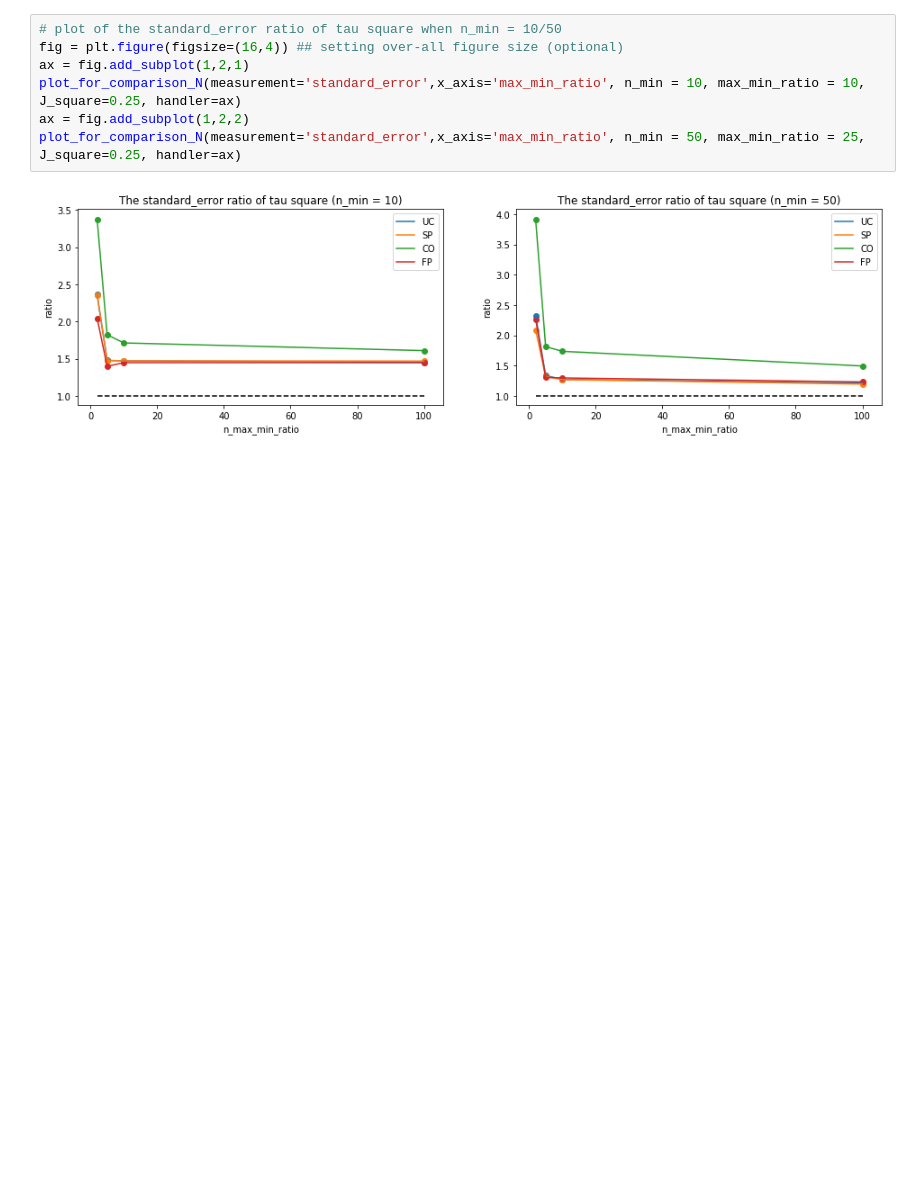
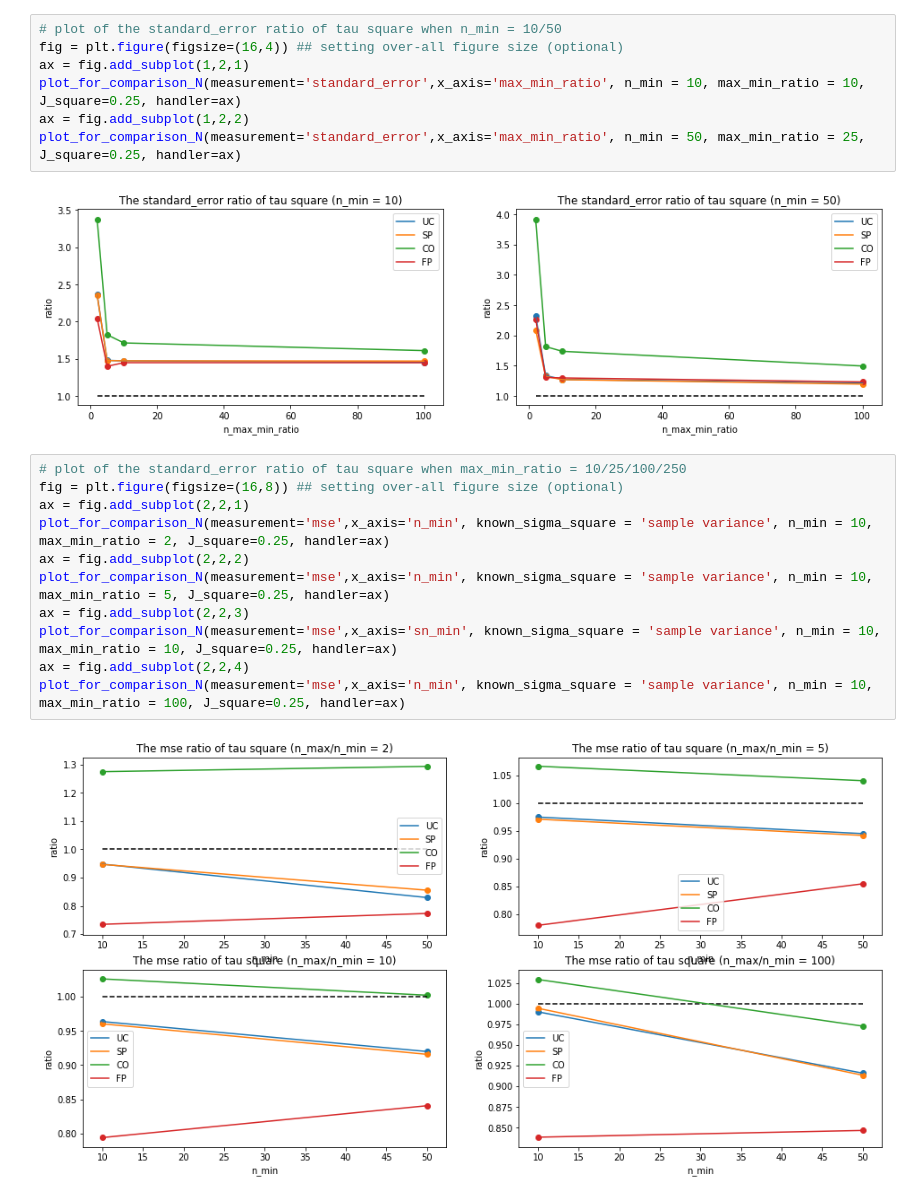
Before and after one commit to yifan0330/project-Meta-Analysis, a Jupyter notebook: standard error ratio with known or unknown sigma.ipynb, the cells around one changed output. Cells and saved outputs as stored; diff of their text form; blank space fills up the shorter version.

Commit message:
Update standard error ratio with known or unknown sigma.ipynb
fixed the problem of mse ratio

```diff
--- a/standard error ratio with known or unknown sigma.ipynb
+++ b/standard error ratio with known or unknown sigma.ipynb
@@ -1158,3 +1158,16 @@ ax = fig.add_subplot(1,2,2)
 plot_for_comparison_N(measurement='standard_error',x_axis='max_min_ratio', n_min = 50, max_min_ratio = 25, J_square=0.25, handler=ax)
 # %% [output]
 [figure]
+# %%
+# plot of the standard_error ratio of tau square when max_min_ratio = 10/25/100/250
+fig = plt.figure(figsize=(16,8)) ## setting over-all figure size (optional)
+ax = fig.add_subplot(2,2,1)
+plot_for_comparison_N(measurement='mse',x_axis='n_min', known_sigma_square = 'sample variance', n_min = 10, max_min_ratio = 2, J_square=0.25, handler=ax)
+ax = fig.add_subplot(2,2,2)
+plot_for_comparison_N(measurement='mse',x_axis='n_min', known_sigma_square = 'sample variance', n_min = 10, max_min_ratio = 5, J_square=0.25, handler=ax)
+ax = fig.add_subplot(2,2,3)
+plot_for_comparison_N(measurement='mse',x_axis='sn_min', known_sigma_square = 'sample variance', n_min = 10, max_min_ratio = 10, J_square=0.25, handler=ax)
+ax = fig.add_subplot(2,2,4)
+plot_for_comparison_N(measurement='mse',x_axis='n_min', known_sigma_square = 'sample variance', n_min = 10, max_min_ratio = 100, J_square=0.25, handler=ax)
+# %% [output]
+[figure, added]
```
